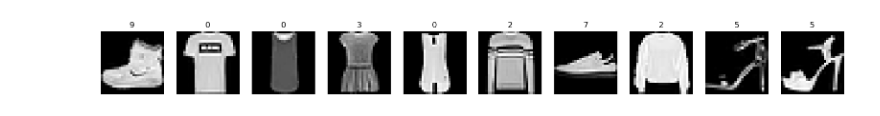
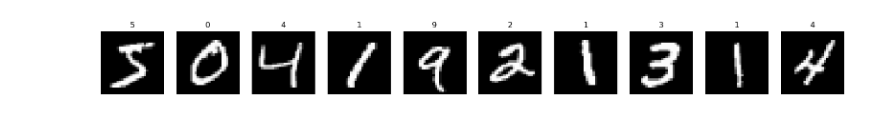
Before and after one commit to MoEssamKhattab/NN-from-scratch, a Jupyter notebook: NN.ipynb, the cells around one changed output. Saved outputs shown, nothing was run; the diff lists cells and outputs as text; code cells hidden in the pictures.

```diff
--- a/NN.ipynb
+++ b/NN.ipynb
@@ -206,14 +163,12 @@ from tensorflow.keras.datasets import fashion_mnist
 # %%
-fashion_mnist = fashion_mnist.load_data()       # load the fashion mnist dataset
-
-# plot the 10 classes of the fashion mnist dataset
+# the 10 classes of the mnist dataset
 import matplotlib.pyplot as plt
 fig, ax = plt.subplots(1, 10, figsize=(20, 20))
 for i in range(10):
-    ax[i].imshow(fashion_mnist[0][0][i], cmap='gray')
-    ax[i].set_title(fashion_mnist[0][1][i])
+    ax[i].imshow(mnist_dataset[0][0][i], cmap='gray')
+    ax[i].set_title(mnist_dataset[0][1][i])
     ax[i].axis('off')
 plt.show()
 # %% [output]
-[figure, old version]
+[figure, new version]
 # %%
```
Also changed, not shown: parts of 20 cells of this notebook.
